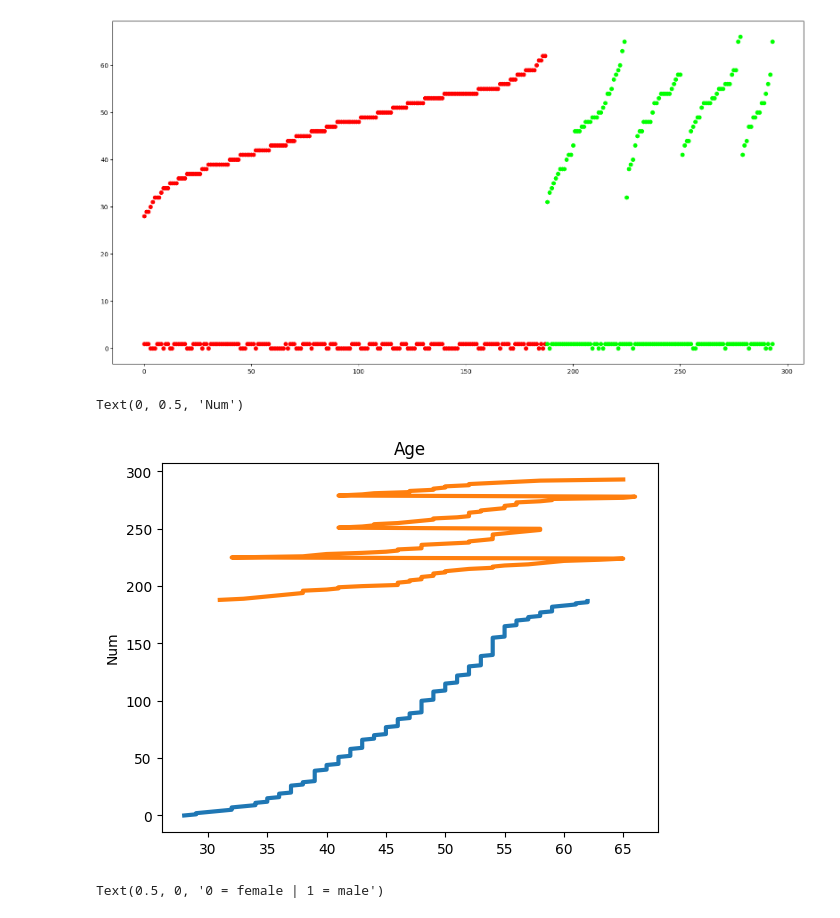
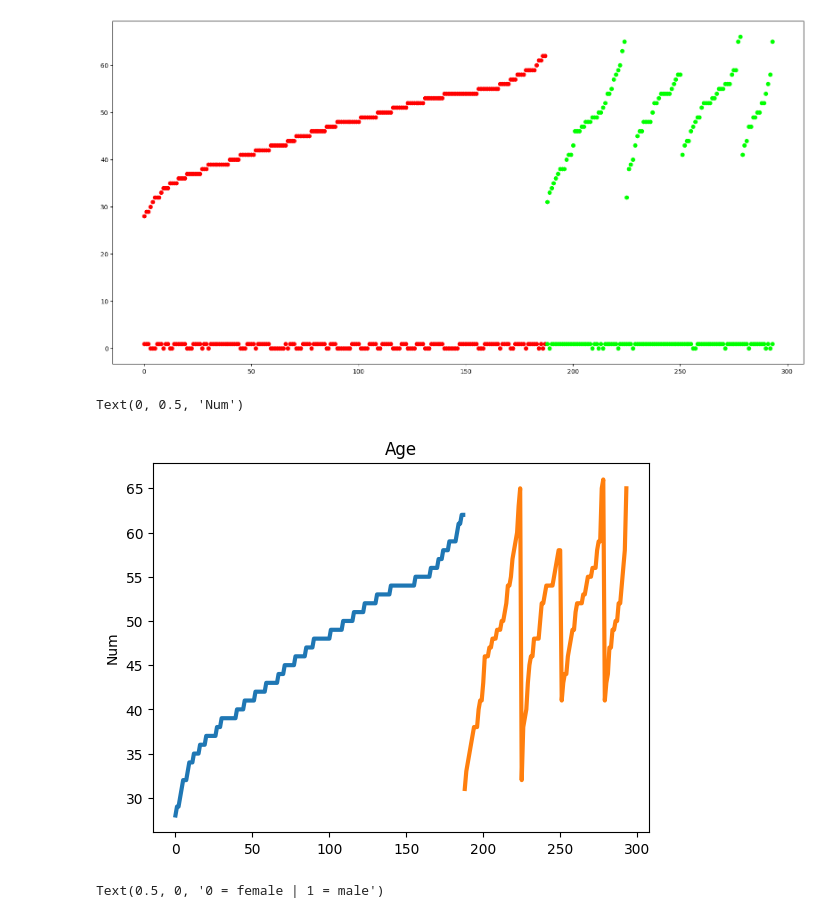
Before and after one commit to LABforLeraning/AI, a Jupyter notebook: Assignment-05.ipynb, the cells around one changed output. Drawn from its saved outputs; the diff is of its cells as text; code cells hidden in the pictures.

```diff
--- a/Assignment-05.ipynb
+++ b/Assignment-05.ipynb
@@ -35,14 +35,14 @@ for i, species in enumerate(info_classes):
 # %%
 for i, species in enumerate(info_classes):
    species_data = info[info['num'] == species]
-   plt.plot(species_data[feature_name1], species_data.index, lw=3)
+   plt.plot(species_data.index, species_data[feature_name1], lw=3)
    # plt.bar(species_data[feature_name1], species_data[feature_name1].index, align='edge', width=0.5, lw=6)
 # print(info['age'])
 plt.title('Age')
 plt.ylabel('Num')
 # %% [output]
 Text(0, 0.5, 'Num')
-[figure, old version]
+[figure, new version]
 # %%
 for i, species in enumerate(info_classes):
    species_data = info[info['num'] == species]
```
